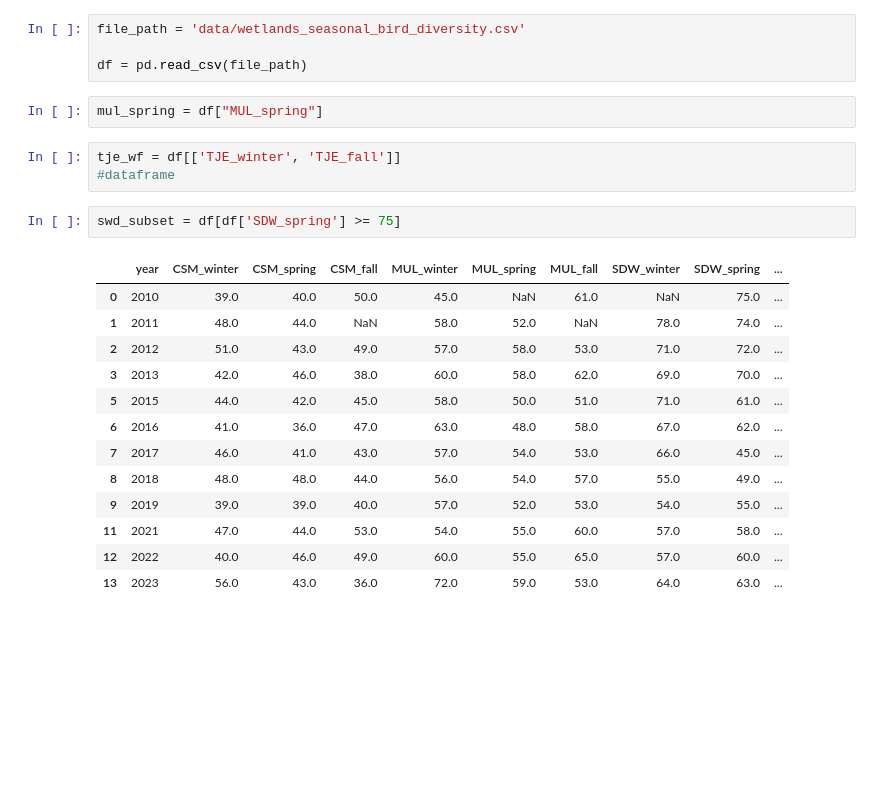
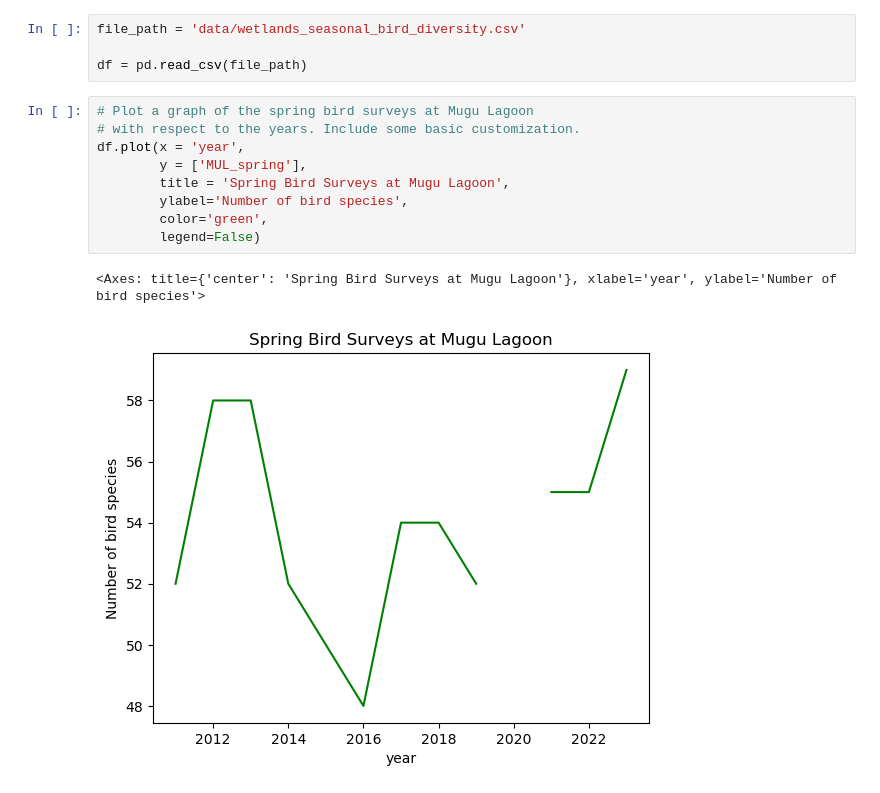
Before and after one commit to willrmull/eds220-2025-in-class, a Jupyter notebook: week2-basic-plotting.ipynb, the cells around one changed output. Cells and saved outputs as stored; diff of their text form; blank space fills up the shorter version.

```diff
--- a/week2-basic-plotting.ipynb
+++ b/week2-basic-plotting.ipynb
@@ -19,24 +5,15 @@ import numpy as np
 file_path = 'data/wetlands_seasonal_bird_diversity.csv'
 
 df = pd.read_csv(file_path)
-# %%
-mul_spring = df["MUL_spring"]
-# %%
-tje_wf = df[['TJE_winter', 'TJE_fall']]
-#dataframe
-# %%
-swd_subset = df[df['SDW_spring'] >= 75]
-# %% [output]
-|  | year | CSM_winter | CSM_spring | CSM_fall | MUL_winter | MUL_spring | MUL_fall | SDW_winter | SDW_spring | ... |
-| 0 | 2010 | 39.0 | 40.0 | 50.0 | 45.0 | NaN | 61.0 | NaN | 75.0 | ... |
-| 1 | 2011 | 48.0 | 44.0 | NaN | 58.0 | 52.0 | NaN | 78.0 | 74.0 | ... |
-| 2 | 2012 | 51.0 | 43.0 | 49.0 | 57.0 | 58.0 | 53.0 | 71.0 | 72.0 | ... |
-| 3 | 2013 | 42.0 | 46.0 | 38.0 | 60.0 | 58.0 | 62.0 | 69.0 | 70.0 | ... |
-| 5 | 2015 | 44.0 | 42.0 | 45.0 | 58.0 | 50.0 | 51.0 | 71.0 | 61.0 | ... |
-| 6 | 2016 | 41.0 | 36.0 | 47.0 | 63.0 | 48.0 | 58.0 | 67.0 | 62.0 | ... |
-| 7 | 2017 | 46.0 | 41.0 | 43.0 | 57.0 | 54.0 | 53.0 | 66.0 | 45.0 | ... |
-| 8 | 2018 | 48.0 | 48.0 | 44.0 | 56.0 | 54.0 | 57.0 | 55.0 | 49.0 | ... |
-| 9 | 2019 | 39.0 | 39.0 | 40.0 | 57.0 | 52.0 | 53.0 | 54.0 | 55.0 | ... |
-| 11 | 2021 | 47.0 | 44.0 | 53.0 | 54.0 | 55.0 | 60.0 | 57.0 | 58.0 | ... |
-| 12 | 2022 | 40.0 | 46.0 | 49.0 | 60.0 | 55.0 | 65.0 | 57.0 | 60.0 | ... |
-| 13 | 2023 | 56.0 | 43.0 | 36.0 | 72.0 | 59.0 | 53.0 | 64.0 | 63.0 | ... |
+# %%
+# Plot a graph of the spring bird surveys at Mugu Lagoon
+# with respect to the years. Include some basic customization.
+df.plot(x = 'year',
+        y = ['MUL_spring'],
+        title = 'Spring Bird Surveys at Mugu Lagoon',
+        ylabel='Number of bird species',
+        color='green',
+        legend=False)
+# %% [output]
+<Axes: title={'center': 'Spring Bird Surveys at Mugu Lagoon'}, xlabel='year', ylabel='Number of bird species'>
+[figure, added]
```
Also changed, not shown: parts of 9 cells of this notebook, 11 other files.
